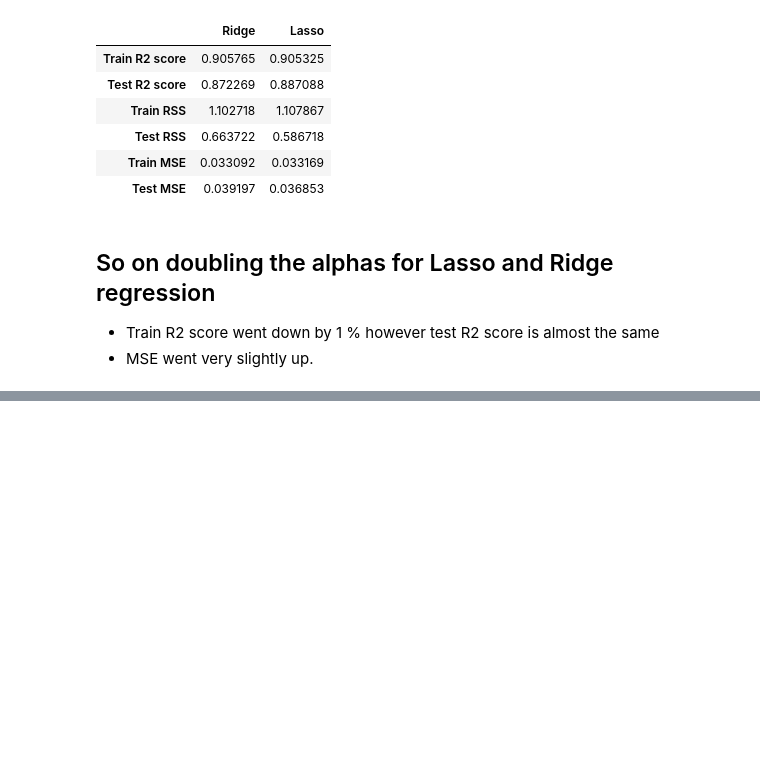
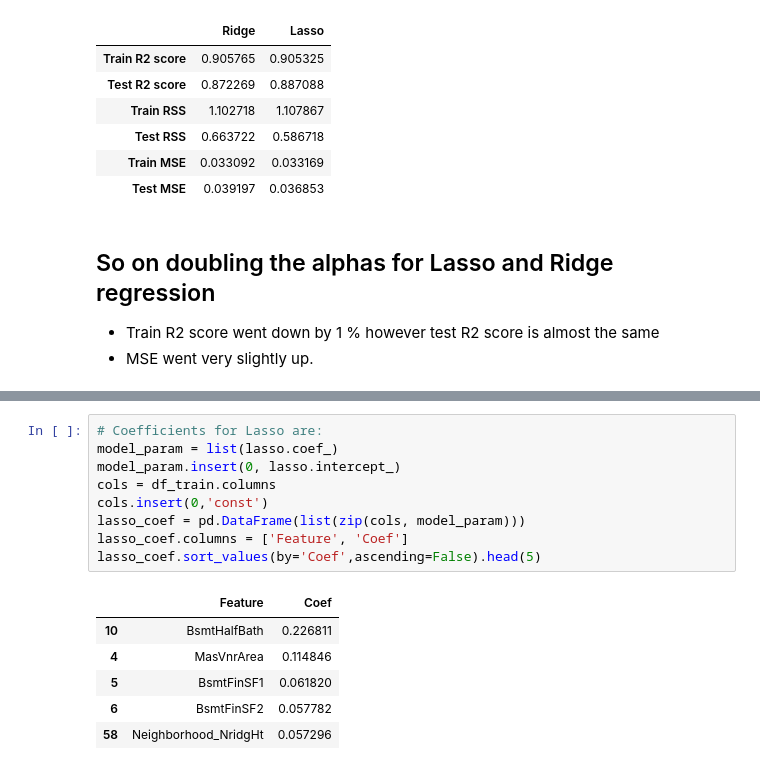
Before and after one commit to kc11381/Housing_Price_Prediction_Case_Study, a Jupyter notebook: house_price_prediction.ipynb, the cells around one changed output, grey strips where cells are left out. Saved outputs shown, nothing was run; the diff lists cells and outputs as text; blank space fills up the shorter version.

```diff
--- a/house_price_prediction.ipynb
+++ b/house_price_prediction.ipynb
@@ -1181,0 +1236,16 @@ data
+# %%
+# Coefficients for Lasso are:
+model_param = list(lasso.coef_)
+model_param.insert(0, lasso.intercept_)
+cols = df_train.columns
+cols.insert(0,'const')
+lasso_coef = pd.DataFrame(list(zip(cols, model_param)))
+lasso_coef.columns = ['Feature', 'Coef']
+lasso_coef.sort_values(by='Coef',ascending=False).head(5)
+# %% [output]
+|  | Feature | Coef |
+| 10 | BsmtHalfBath | 0.226811 |
+| 4 | MasVnrArea | 0.114846 |
+| 5 | BsmtFinSF1 | 0.061820 |
+| 6 | BsmtFinSF2 | 0.057782 |
+| 58 | Neighborhood_NridgHt | 0.057296 |
```
Also changed, not shown: parts of 14 cells of this notebook.
